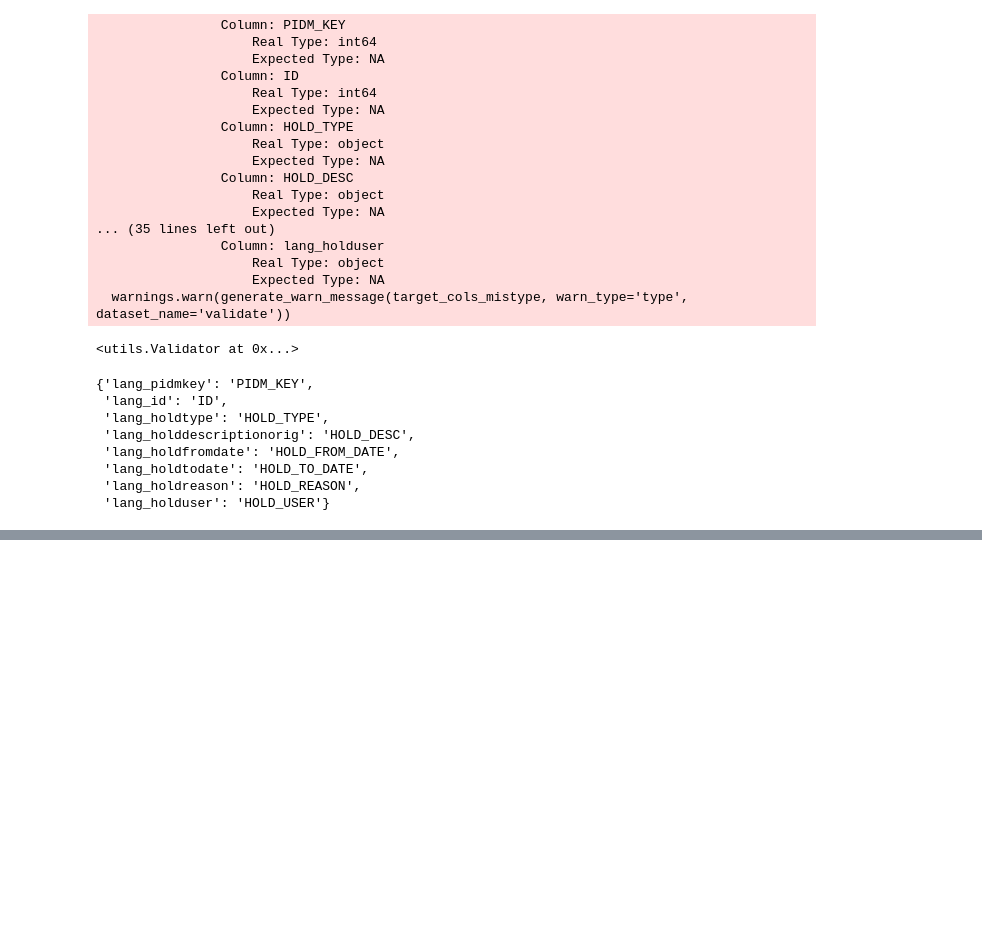
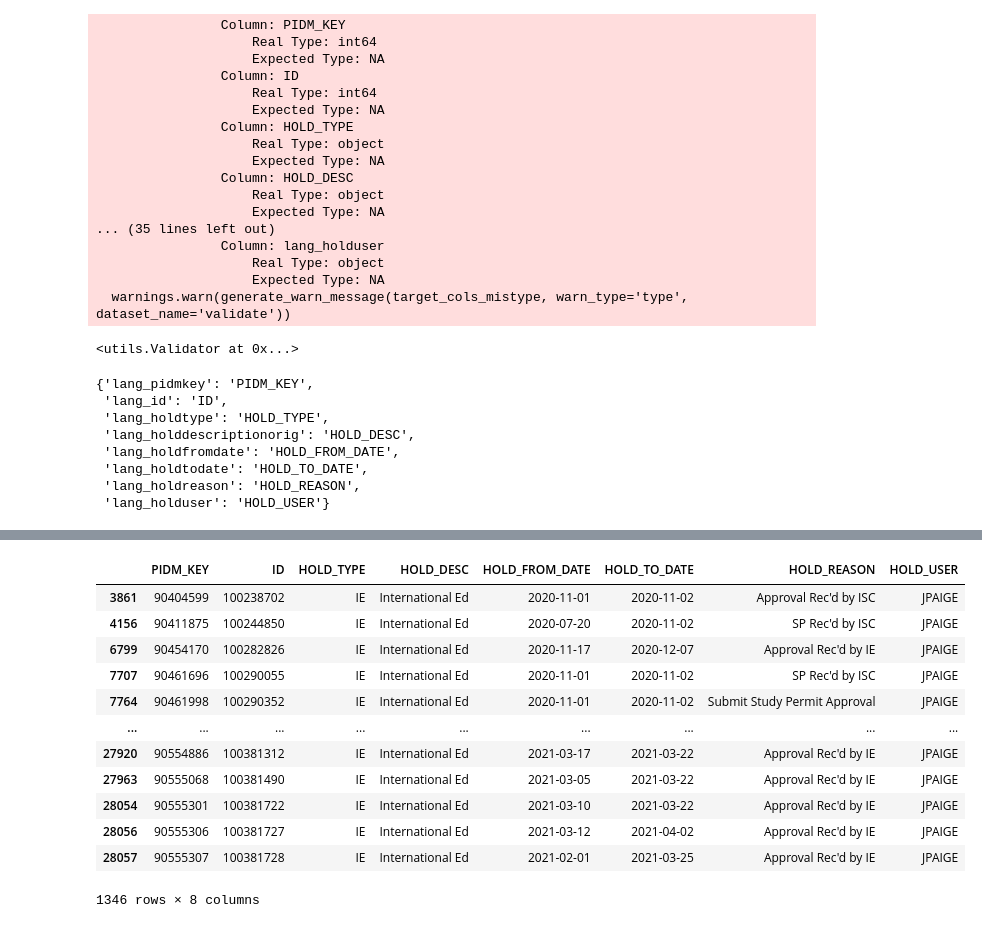
Before and after one commit to JoseTellezRendon/CRM-Validation, a Jupyter notebook: quick_test.ipynb, the cells around one changed output, grey strips where cells are left out. Drawn from its saved outputs; the diff is of its cells as text; code cells hidden in the pictures; blank space fills up the shorter version.

```diff
--- a/quick_test.ipynb
+++ b/quick_test.ipynb
@@ -285,0 +376,16 @@ a.existence_result
+# %%
+a.origin_data_for_validation[a.origin_data_for_validation['HOLD_USER'] == 'JPAIGE']
+# %% [output]
+|  | PIDM_KEY | ID | HOLD_TYPE | HOLD_DESC | HOLD_FROM_DATE | HOLD_TO_DATE | HOLD_REASON | HOLD_USER |
+| 3861 | 90404599 | 100238702 | IE | International Ed | 2020-11-01 | 2020-11-02 | Approval Rec'd by ISC | JPAIGE |
+| 4156 | 90411875 | 100244850 | IE | International Ed | 2020-07-20 | 2020-11-02 | SP Rec'd by ISC | JPAIGE |
+| 6799 | 90454170 | 100282826 | IE | International Ed | 2020-11-17 | 2020-12-07 | Approval Rec'd by IE | JPAIGE |
+| 7707 | 90461696 | 100290055 | IE | International Ed | 2020-11-01 | 2020-11-02 | SP Rec'd by ISC | JPAIGE |
+| 7764 | 90461998 | 100290352 | IE | International Ed | 2020-11-01 | 2020-11-02 | Submit Study Permit Approval | JPAIGE |
+| ... | ... | ... | ... | ... | ... | ... | ... | ... |
+| 27920 | 90554886 | 100381312 | IE | International Ed | 2021-03-17 | 2021-03-22 | Approval Rec'd by IE | JPAIGE |
+| 27963 | 90555068 | 100381490 | IE | International Ed | 2021-03-05 | 2021-03-22 | Approval Rec'd by IE | JPAIGE |
+| 28054 | 90555301 | 100381722 | IE | International Ed | 2021-03-10 | 2021-03-22 | Approval Rec'd by IE | JPAIGE |
+| 28056 | 90555306 | 100381727 | IE | International Ed | 2021-03-12 | 2021-04-02 | Approval Rec'd by IE | JPAIGE |
+| 28057 | 90555307 | 100381728 | IE | International Ed | 2021-02-01 | 2021-03-25 | Approval Rec'd by IE | JPAIGE |
+1346 rows × 8 columns
```
Also changed, not shown: parts of 18 cells of this notebook, 2 other files.
